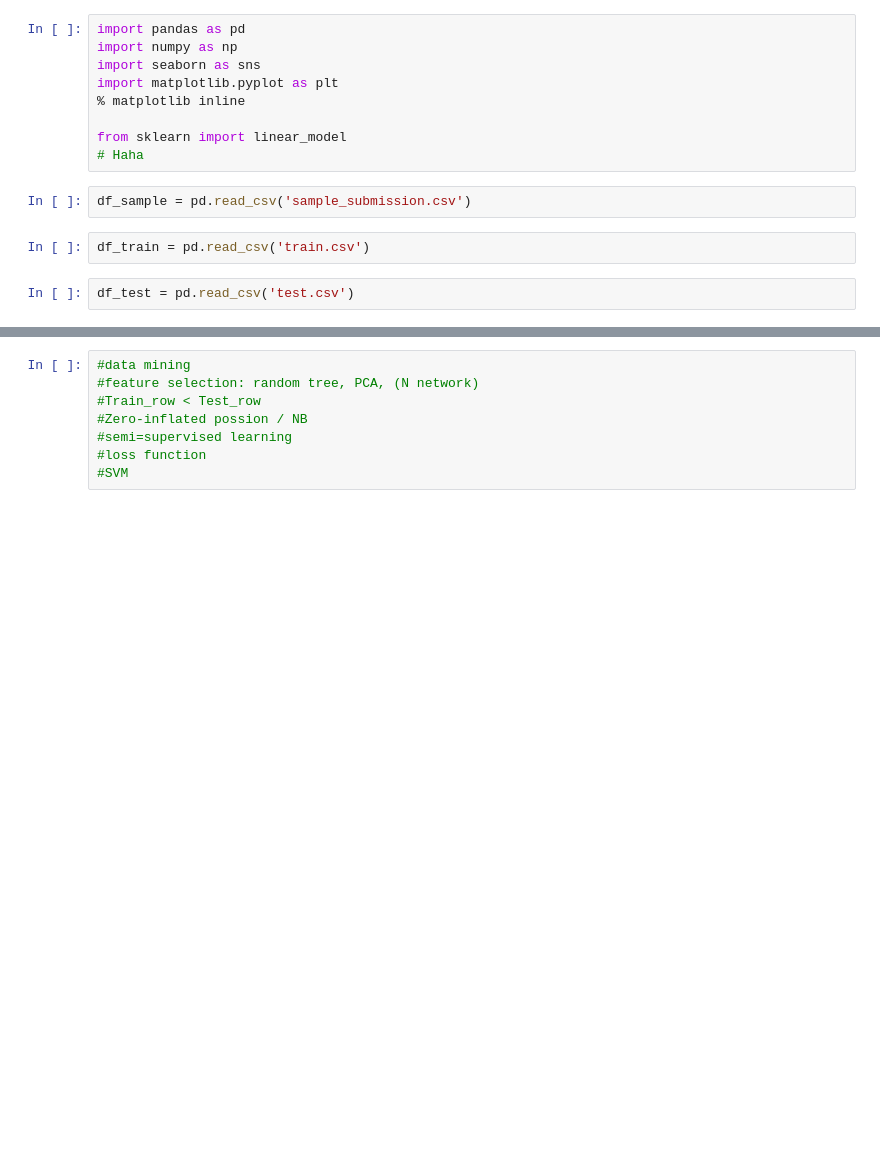
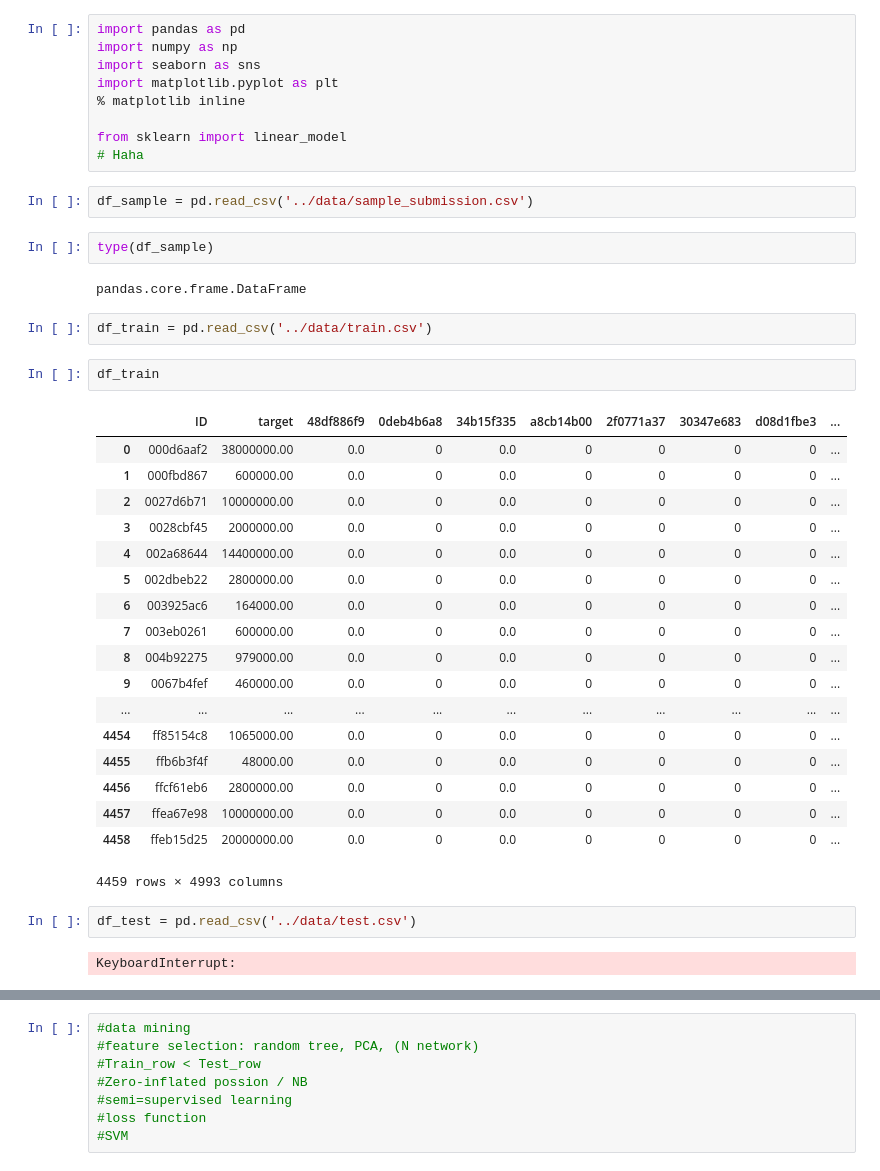
Before and after one commit to Tay2510/Kaggle-Santander, a Jupyter notebook: notebooks/Kaggle_1.ipynb, the cells around one changed output, grey strips where cells are left out. Saved outputs shown, nothing was run; the diff lists cells and outputs as text; blank space fills up the shorter version.

```diff
--- a/notebooks/Kaggle_1.ipynb
+++ b/notebooks/Kaggle_1.ipynb
@@ -8,10 +8,37 @@ import matplotlib.pyplot as plt
 from sklearn import linear_model
 # Haha
 # %%
-df_sample = pd.read_csv('sample_submission.csv')
+df_sample = pd.read_csv('../data/sample_submission.csv')
+# %%
+type(df_sample)
+# %% [output]
+pandas.core.frame.DataFrame
 # %%
-df_train = pd.read_csv('train.csv')
+df_train = pd.read_csv('../data/train.csv')
+# %%
+df_train
+# %% [output]
+|  | ID | target | 48df886f9 | 0deb4b6a8 | 34b15f335 | a8cb14b00 | 2f0771a37 | 30347e683 | d08d1fbe3 | ... |
+| 0 | 000d6aaf2 | 38000000.00 | 0.0 | 0 | 0.0 | 0 | 0 | 0 | 0 | ... |
+| 1 | 000fbd867 | 600000.00 | 0.0 | 0 | 0.0 | 0 | 0 | 0 | 0 | ... |
+| 2 | 0027d6b71 | 10000000.00 | 0.0 | 0 | 0.0 | 0 | 0 | 0 | 0 | ... |
+| 3 | 0028cbf45 | 2000000.00 | 0.0 | 0 | 0.0 | 0 | 0 | 0 | 0 | ... |
+| 4 | 002a68644 | 14400000.00 | 0.0 | 0 | 0.0 | 0 | 0 | 0 | 0 | ... |
+| 5 | 002dbeb22 | 2800000.00 | 0.0 | 0 | 0.0 | 0 | 0 | 0 | 0 | ... |
+| 6 | 003925ac6 | 164000.00 | 0.0 | 0 | 0.0 | 0 | 0 | 0 | 0 | ... |
+| 7 | 003eb0261 | 600000.00 | 0.0 | 0 | 0.0 | 0 | 0 | 0 | 0 | ... |
+| 8 | 004b92275 | 979000.00 | 0.0 | 0 | 0.0 | 0 | 0 | 0 | 0 | ... |
+| 9 | 0067b4fef | 460000.00 | 0.0 | 0 | 0.0 | 0 | 0 | 0 | 0 | ... |
+| ... | ... | ... | ... | ... | ... | ... | ... | ... | ... | ... |
+| 4454 | ff85154c8 | 1065000.00 | 0.0 | 0 | 0.0 | 0 | 0 | 0 | 0 | ... |
+| 4455 | ffb6b3f4f | 48000.00 | 0.0 | 0 | 0.0 | 0 | 0 | 0 | 0 | ... |
+| 4456 | ffcf61eb6 | 2800000.00 | 0.0 | 0 | 0.0 | 0 | 0 | 0 | 0 | ... |
+| 4457 | ffea67e98 | 10000000.00 | 0.0 | 0 | 0.0 | 0 | 0 | 0 | 0 | ... |
+| 4458 | ffeb15d25 | 20000000.00 | 0.0 | 0 | 0.0 | 0 | 0 | 0 | 0 | ... |
+4459 rows × 4993 columns
 # %%
-df_test = pd.read_csv('test.csv')
+df_test = pd.read_csv('../data/test.csv')
+# %% [output]
+KeyboardInterrupt:
 # %%
 df_sample.head()
```
Also changed, not shown: parts of 9 cells of this notebook.
